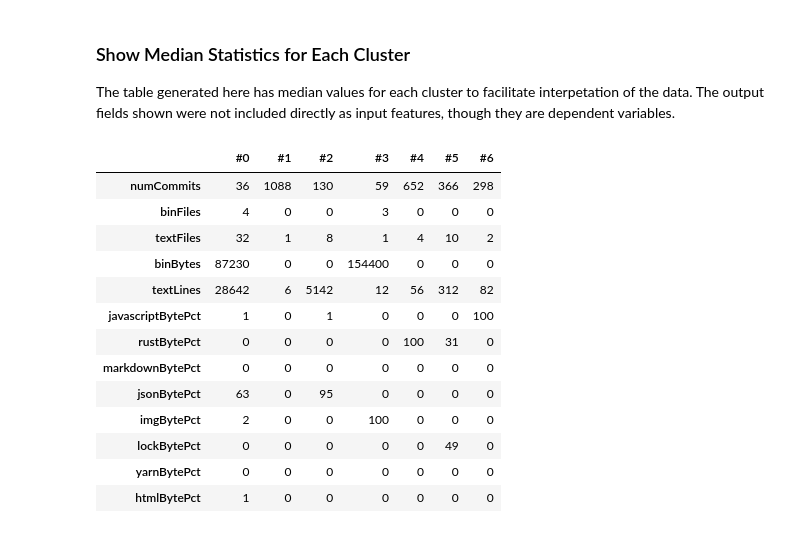
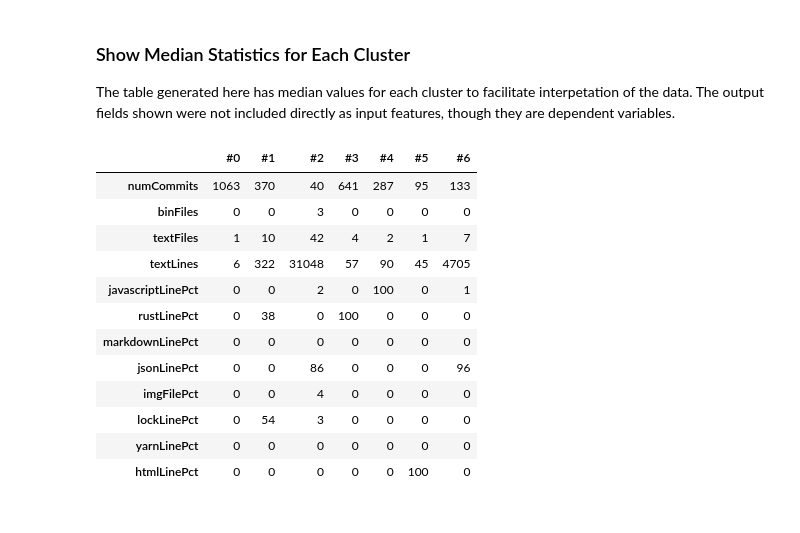
Before and after one commit to Deadman-DAO/Web3HackerNetwork, a Jupyter notebook: sandbox/notebooks/bob/commit_clustering.ipynb, the cells around one changed output. Drawn from its saved outputs; the diff is of its cells as text; code cells hidden in the pictures.

```diff
--- a/sandbox/notebooks/bob/commit_clustering.ipynb
+++ b/sandbox/notebooks/bob/commit_clustering.ipynb
@@ -4,12 +2,14 @@ project_root_path = '/home/bob/projects/Web3HackerNetwork'
 ### Load the Commit Statistics
 For this clustering we examined 39 GitHub projects containing a total of 2,629 commits. The projects all included the Fluence Marine library. Code for Fluence is generally written in React and Rust.
 # %%
+project_root_path = '../../..'
+bob_lib_path = project_root_path + "/sandbox/python/bob/"
+
+import json
 import sys
-bob_lib_path = project_root_path + "/sandbox/python/bob/"
+
 sys.path.append(bob_lib_path)
-
 import commit_stat_engineering
-import json
 
 dataset_dir = project_root_path + '/data/github/2022-04-07-marine-search'
 project_stats_dir = dataset_dir + '/projects'
@@ -77,0 +51,9 @@ plt.show()
+# %%
+from sklearn.cluster import KMeans
+
+clusters = 3
+random = 0
+
+y_pred_minus = KMeans(n_clusters=clusters, random_state=random).fit_predict(X_minus)
+y_pred_base = KMeans(n_clusters=clusters, random_state=random).fit_predict(X_base)
+y_pred_plus = KMeans(n_clusters=clusters, random_state=random).fit_predict(X_plus)
@@ -77,0 +63,5 @@ plt.show()
+# %%
+for i in range(len(y_pred_minus)):
+    if y_pred_minus[i] == 1: y_pred_minus[i] = 3
+    if y_pred_minus[i] == 2: y_pred_minus[i] = 1
+    if y_pred_minus[i] == 3: y_pred_minus[i] = 2
@@ -78,2 +97,10 @@ plt.show()
+# %%
+from sklearn.cluster import KMeans
+
+num_clusters = 7
+random = 0
+
+X = X_base
+y_pred = KMeans(n_clusters=num_clusters, random_state=random).fit_predict(X)
 # %% [markdown]
 ### Histogram of Cluster Sizes
@@ -97,35 +125,34 @@ The table generated here has median values for each cluster to facilitate interp
 # %%
 import numpy as np
 import pandas as pd
 
 cluster_names = ['#' + str(i) for i in range(0,len(clusters))]
-fields = ['numCommits', 'binFiles', 'textFiles', 'binBytes', 'textLines',
-          'javascriptBytePct', 'rustBytePct', 'markdownBytePct', 'jsonBytePct',
-          'imgBytePct', 'lockBytePct', 'yarnBytePct', 'htmlBytePct']
+fields = ['numCommits', 'binFiles', 'textFiles', 'textLines',
+          'javascriptLinePct', 'rustLinePct', 'markdownLinePct', 'jsonLinePct',
+          'imgFilePct', 'lockLinePct', 'yarnLinePct', 'htmlLinePct']
 
 for cluster in clusters:
     numCommits = len(cluster)
     for stats in cluster:
         stats['numCommits'] = numCommits
 
 data = [[int(np.round(np.median([stats[field] for stats in cluster]))) for field in fields] for cluster in clusters]
 cluster_df = pd.DataFrame(data, index=cluster_names, columns=fields)
 cluster_df.transpose()
 # %% [output]
 |  | #0 | #1 | #2 | #3 | #4 | #5 | #6 |
-| numCommits | 36 | 1088 | 130 | 59 | 652 | 366 | 298 |
-| binFiles | 4 | 0 | 0 | 3 | 0 | 0 | 0 |
-| textFiles | 32 | 1 | 8 | 1 | 4 | 10 | 2 |
-| binBytes | 87230 | 0 | 0 | 154400 | 0 | 0 | 0 |
-| textLines | 28642 | 6 | 5142 | 12 | 56 | 312 | 82 |
-| javascriptBytePct | 1 | 0 | 1 | 0 | 0 | 0 | 100 |
-| rustBytePct | 0 | 0 | 0 | 0 | 100 | 31 | 0 |
-| markdownBytePct | 0 | 0 | 0 | 0 | 0 | 0 | 0 |
-| jsonBytePct | 63 | 0 | 95 | 0 | 0 | 0 | 0 |
-| imgBytePct | 2 | 0 | 0 | 100 | 0 | 0 | 0 |
-| lockBytePct | 0 | 0 | 0 | 0 | 0 | 49 | 0 |
-| yarnBytePct | 0 | 0 | 0 | 0 | 0 | 0 | 0 |
-| htmlBytePct | 1 | 0 | 0 | 0 | 0 | 0 | 0 |
+| numCommits | 1063 | 370 | 40 | 641 | 287 | 95 | 133 |
+| binFiles | 0 | 0 | 3 | 0 | 0 | 0 | 0 |
+| textFiles | 1 | 10 | 42 | 4 | 2 | 1 | 7 |
+| textLines | 6 | 322 | 31048 | 57 | 90 | 45 | 4705 |
+| javascriptLinePct | 0 | 0 | 2 | 0 | 100 | 0 | 1 |
+| rustLinePct | 0 | 38 | 0 | 100 | 0 | 0 | 0 |
+| markdownLinePct | 0 | 0 | 0 | 0 | 0 | 0 | 0 |
+| jsonLinePct | 0 | 0 | 86 | 0 | 0 | 0 | 96 |
+| imgFilePct | 0 | 0 | 4 | 0 | 0 | 0 | 0 |
+| lockLinePct | 0 | 54 | 3 | 0 | 0 | 0 | 0 |
+| yarnLinePct | 0 | 0 | 0 | 0 | 0 | 0 | 0 |
+| htmlLinePct | 0 | 0 | 0 | 0 | 0 | 100 | 0 |
 # %% [markdown]
 ### Interpreting the Clusters
 
```
Also changed, not shown: parts of 17 cells of this notebook.
